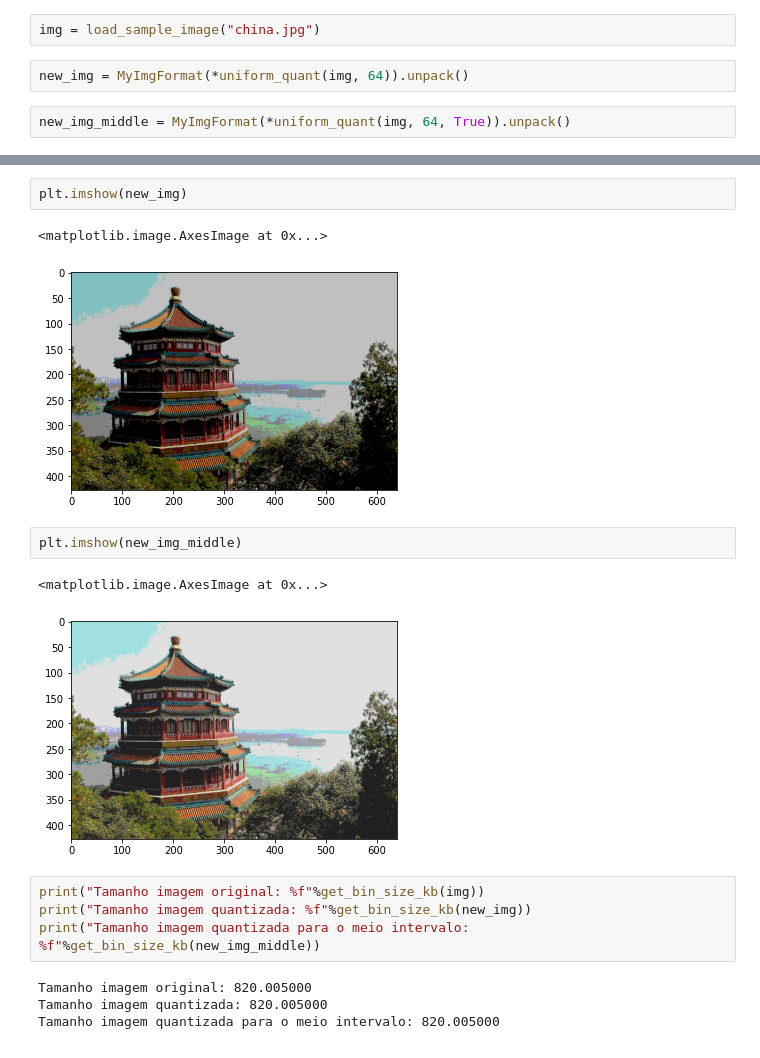
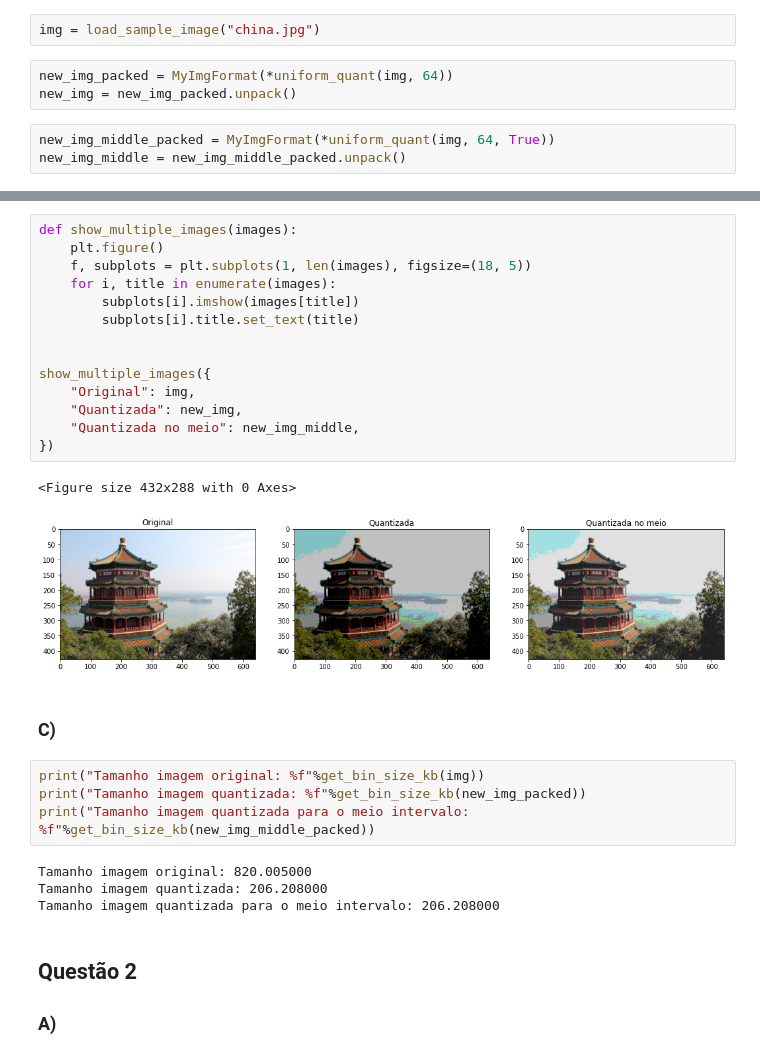
Before and after one commit to enricorobazza/quantize-images, a Jupyter notebook: main.ipynb, the cells around one changed output, grey strips where cells are left out. Saved outputs shown, nothing was run; the diff lists cells and outputs as text.

```diff
--- a/main.ipynb
+++ b/main.ipynb
@@ -85,6 +95,8 @@ def get_bin_size_kb(obj):
 # %%
 img = load_sample_image("china.jpg")
 # %%
-new_img = MyImgFormat(*uniform_quant(img, 64)).unpack()
+new_img_packed = MyImgFormat(*uniform_quant(img, 64))
+new_img = new_img_packed.unpack()
 # %%
-new_img_middle = MyImgFormat(*uniform_quant(img, 64, True)).unpack()
+new_img_middle_packed = MyImgFormat(*uniform_quant(img, 64, True))
+new_img_middle = new_img_middle_packed.unpack()
@@ -96,18 +103,31 @@ plt.imshow(img)
-# %%
-plt.imshow(new_img)
-# %% [output]
-<matplotlib.image.AxesImage at 0x...>
-[figure, removed]
-# %%
-plt.imshow(new_img_middle)
-# %% [output]
-<matplotlib.image.AxesImage at 0x...>
-[figure, removed]
+# %%
+def show_multiple_images(images):
+	plt.figure()
+	f, subplots = plt.subplots(1, len(images), figsize=(18, 5))
+	for i, title in enumerate(images):
+		subplots[i].imshow(images[title])
+		subplots[i].title.set_text(title)
+
+
+show_multiple_images({
+	"Original": img,
+	"Quantizada": new_img,
+	"Quantizada no meio": new_img_middle,
+})
+# %% [output]
+<Figure size 432x288 with 0 Axes>
+[figure, added]
+# %% [markdown]
+### C)
 # %%
 print("Tamanho imagem original: %f"%get_bin_size_kb(img))
-print("Tamanho imagem quantizada: %f"%get_bin_size_kb(new_img))
-print("Tamanho imagem quantizada para o meio intervalo: %f"%get_bin_size_kb(new_img_middle))
+print("Tamanho imagem quantizada: %f"%get_bin_size_kb(new_img_packed))
+print("Tamanho imagem quantizada para o meio intervalo: %f"%get_bin_size_kb(new_img_middle_packed))
 # %% [output]
 Tamanho imagem original: 820.005000
-Tamanho imagem quantizada: 820.005000
-Tamanho imagem quantizada para o meio intervalo: 820.005000
+Tamanho imagem quantizada: 206.208000
+Tamanho imagem quantizada para o meio intervalo: 206.208000
+# %% [markdown]
+## Questão 2
+
+### A)
```
Also changed, not shown: parts of 16 cells of this notebook.
